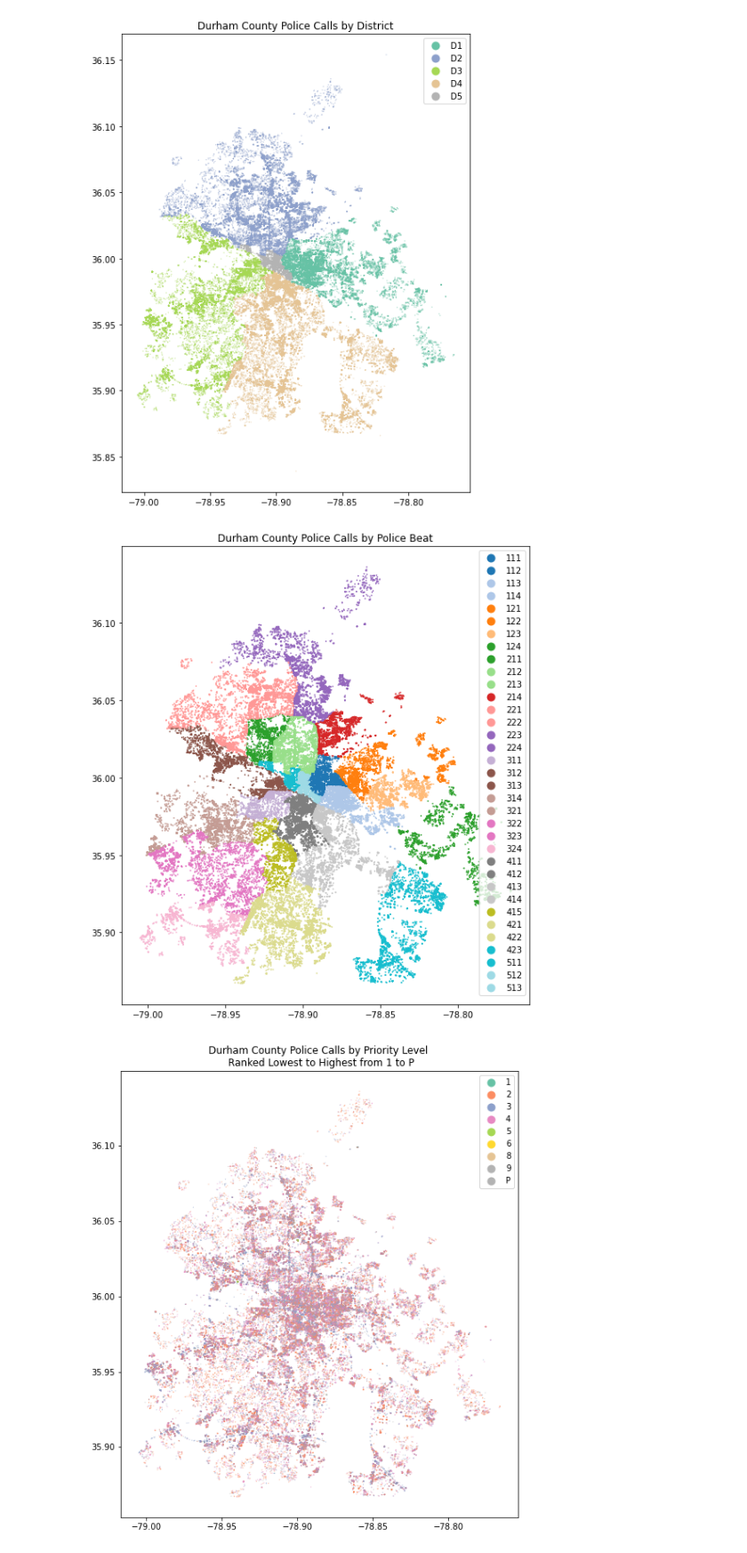
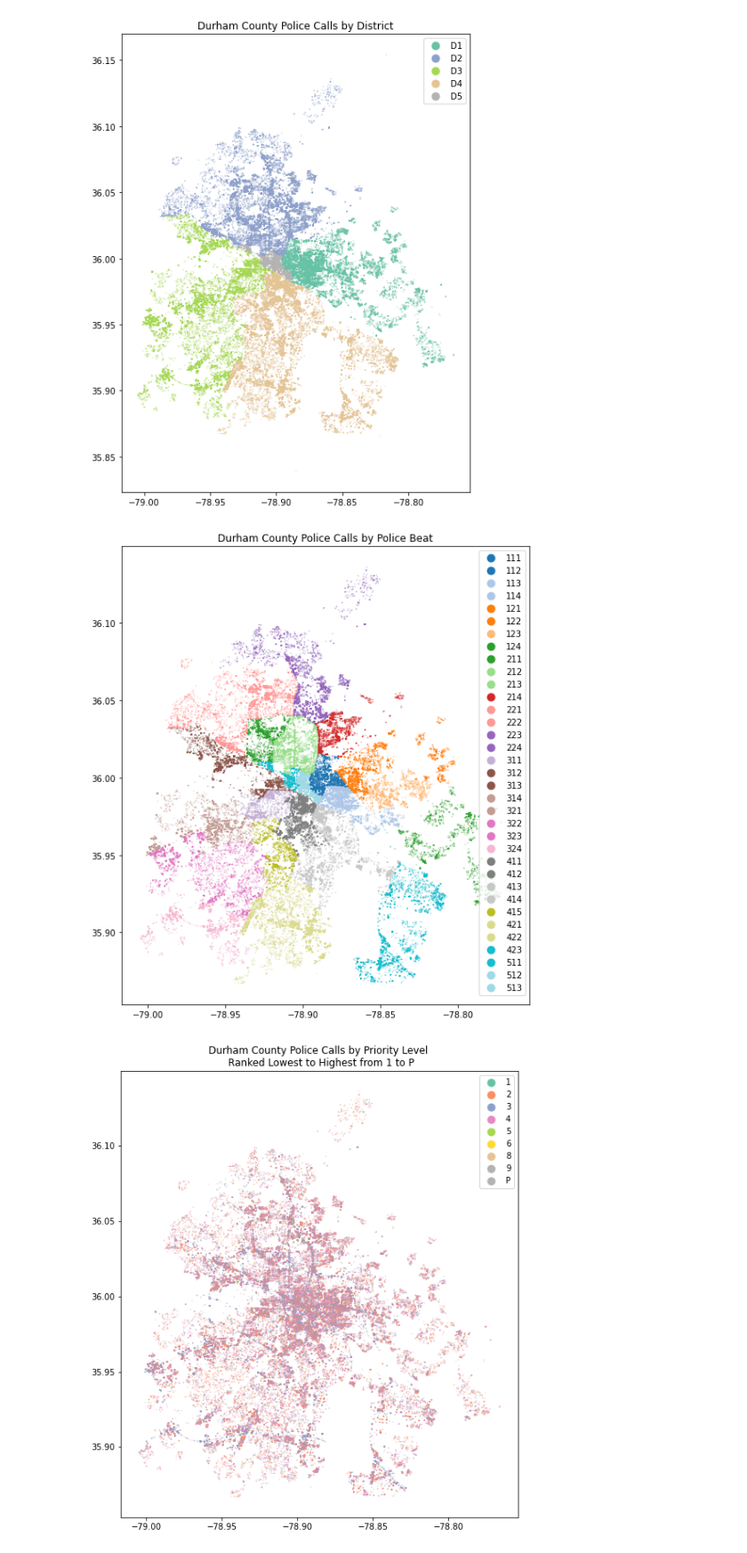
Before and after one commit to sadiesheridan/dataplus-project27-community-safety-durham, a Jupyter notebook: 10_code/EDA.ipynb, the cells around one changed output. Shown at 89% size. Cells and saved outputs as stored; diff of their text form; code cells hidden in the pictures.

```diff
--- a/10_code/EDA.ipynb
+++ b/10_code/EDA.ipynb
@@ -284,18 +285,18 @@ plt.show()
 # %%
 # Plot the dpd_w_policebeats data by Beat using geopandas .plot() method
 fig, ax = plt.subplots(figsize = (10,10))
 
 dpd_w_policebeats.plot(column='LAWBEAT',
                          categorical=True,
                          legend=True,
                          figsize=(10,6),
-                         markersize=0.5,
+                         markersize=0.05,
                          cmap="tab20", ax=ax, aspect=1);
 
 ax.set(title='Durham County Police Calls by Police Beat')
 plt.show()
 # %% [output]
-[figure, old version]
+[figure, new version]
 # %%
 # Plot the call data by Priority using geopandas .plot() method
 fig, ax = plt.subplots(figsize = (10,10))
```
Also changed, not shown: parts of 4 cells of this notebook.
